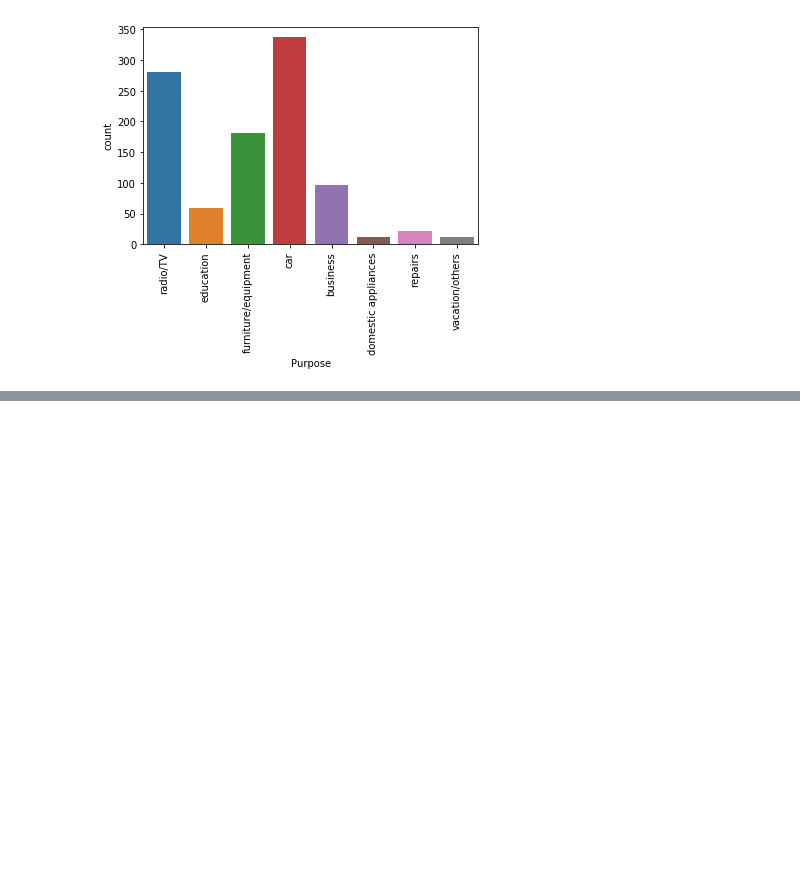
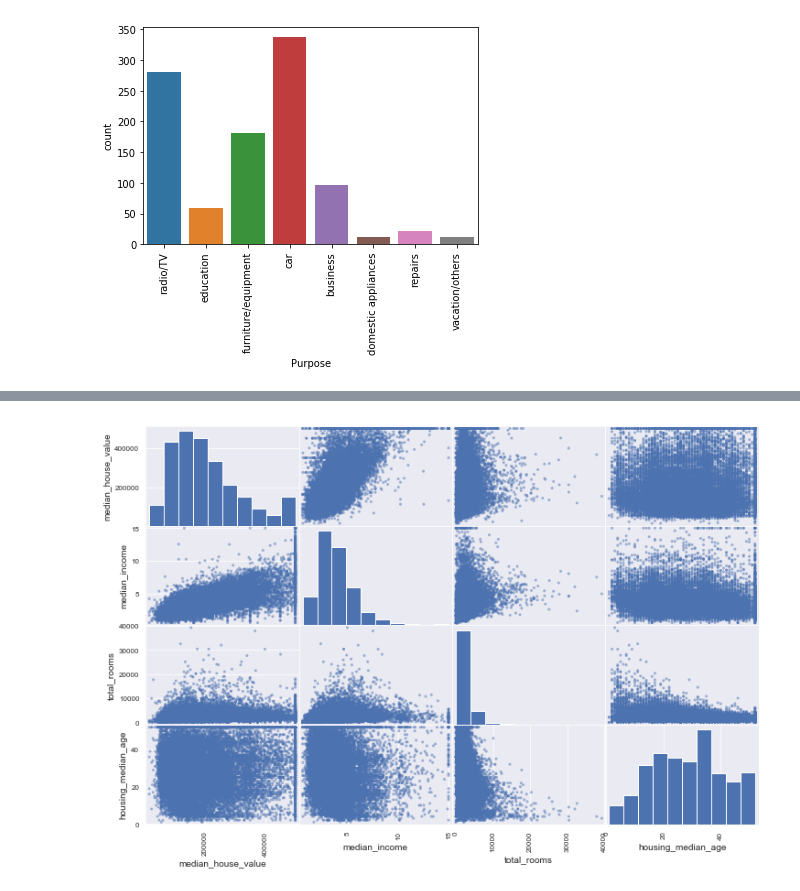
Before and after one commit to jbaeckn/machine-learning-notes, a Jupyter notebook: statistics/190320_machine_learning_statistics.ipynb, the cells around one changed output, grey strips where cells are left out. Saved outputs shown, nothing was run; the diff lists cells and outputs as text; code cells hidden in the pictures; blank space fills up the shorter version.

```diff
--- a/statistics/190320_machine_learning_statistics.ipynb
+++ b/statistics/190320_machine_learning_statistics.ipynb
@@ -263,0 +337,6 @@ sns.violinplot(x='ocean_proximity', y='median_house_value', data=housing_data)
+# %%
+attrs = ['median_house_value', 'median_income', 'total_rooms', 'housing_median_age']
+scatter_matrix(housing_data[attrs], figsize=(12, 8))
+plt.show()
+# %% [output]
+[figure, added]
```
Also changed, not shown: parts of 32 cells of this notebook.
